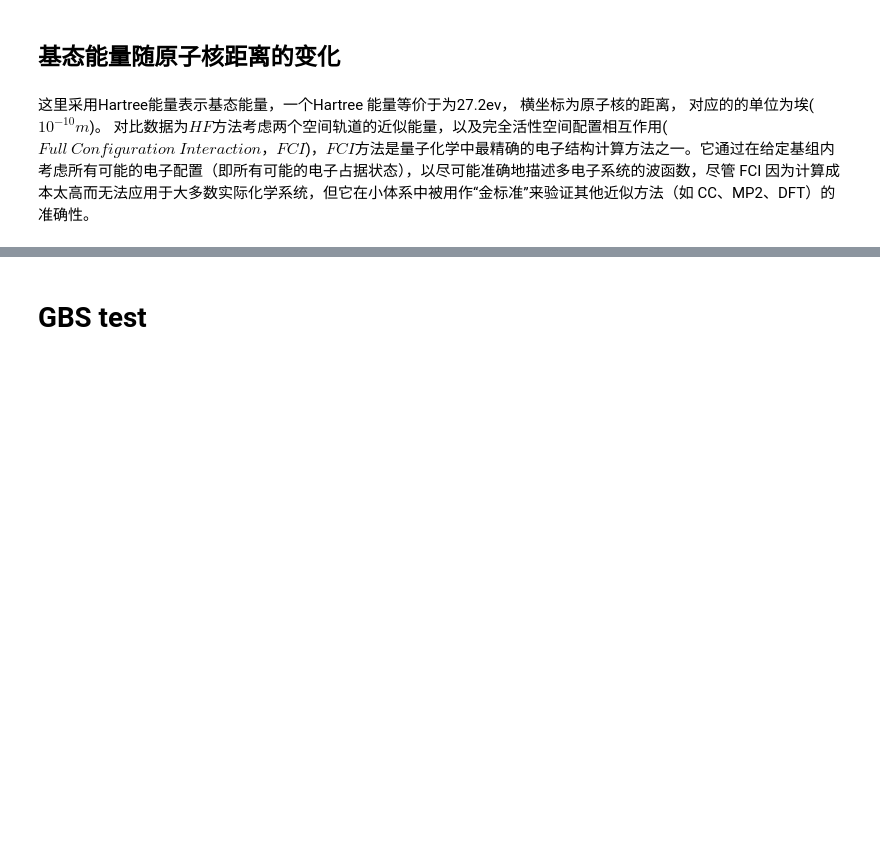
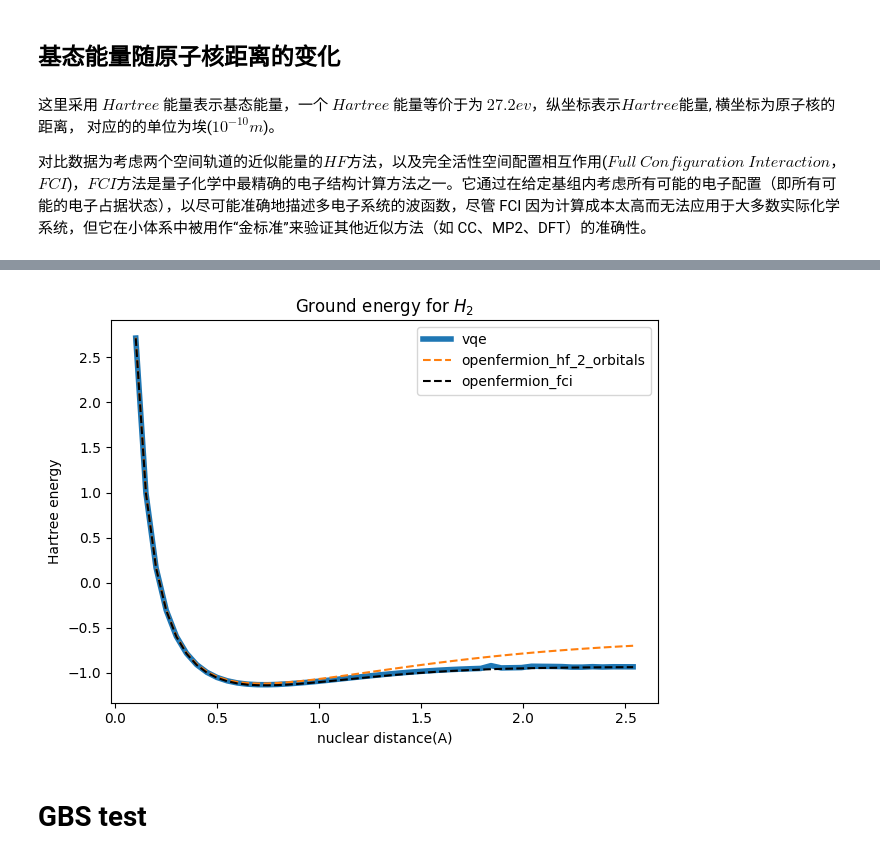
Before and after one commit to TuringQ/deepquantum, a Jupyter notebook: examples/gbs/ground_energy_for_H2/VQE_H2_ground_energy.ipynb, the cells around one changed output, grey strips where cells are left out. Cells and saved outputs as stored; diff of their text form; code cells hidden in the pictures; blank space fills up the shorter version.

```diff
--- a/examples/gbs/ground_energy_for_H2/VQE_H2_ground_energy.ipynb
+++ b/examples/gbs/ground_energy_for_H2/VQE_H2_ground_energy.ipynb
@@ -197,12 +323,3 @@ import matplotlib.pyplot as plt
 
 from scipy import io
 import torch
-# %%
-nmode = 2
-cir = dq.QumodeCircuit(nmode=nmode, init_state=[1,1], cutoff=3, backend='fock', basis=True)
-cir.ps([0], inputs=[0])
-cir.ps([1])
-cir.bs([0,1])
-cir.ps([0])
-cir.ps([1])
-cir.draw()
@@ -301,18 +415,20 @@ for idx in range(50):
 # %% [markdown]
 ## 基态能量随原子核距离的变化
 # %% [markdown]
-这里采用Hartree能量表示基态能量，一个Hartree 能量等价于为27.2ev， 横坐标为原子核的距离， 对应的的单位为埃($10^{-10}m$)。
-对比数据为$HF$方法考虑两个空间轨道的近似能量，以及完全活性空间配置相互作用($Full \ Configuration \ Interaction$，$FCI$)，$FCI$方法是量子化学中最精确的电子结构计算方法之一。它通过在给定基组内考虑所有可能的电子配置（即所有可能的电子占据状态），以尽可能准确地描述多电子系统的波函数，尽管 FCI 因为计算成本太高而无法应用于大多数实际化学系统，但它在小体系中被用作“金标准”来验证其他近似方法（如 CC、MP2、DFT）的准确性。
+这里采用 $Hartree$ 能量表示基态能量，一个 $Hartree$ 能量等价于为 $27.2ev$，纵坐标表示$Hartree$能量, 横坐标为原子核的距离， 对应的的单位为埃($10^{-10}m$)。
+
+对比数据为考虑两个空间轨道的近似能量的$HF$方法，以及完全活性空间配置相互作用($Full \ Configuration \ Interaction$，$FCI$)，$FCI$方法是量子化学中最精确的电子结构计算方法之一。它通过在给定基组内考虑所有可能的电子配置（即所有可能的电子占据状态），以尽可能准确地描述多电子系统的波函数，尽管 FCI 因为计算成本太高而无法应用于大多数实际化学系统，但它在小体系中被用作“金标准”来验证其他近似方法（如 CC、MP2、DFT）的准确性。
 # %%
+R_values = R_values[0:50]
 hartree_dis = R_values/0.529177 # using Bohr radius
 openfermion_h2 = np.load('openfermion_h2_v3.npy')
 openfermion_h2_fci = np.load('openfermion_h2_fci.npy')
-%matplotlib notebook
+# %matplotlib notebook
 fig =  plt.figure()
 nuclear_v = 1/hartree_dis
 plt.plot(R_values, torch.stack(loss_).mT[0].detach().numpy() + nuclear_v,lw=4, label='vqe')
-plt.plot(R_values, openfermion_h2, ls='--', label='openfermion_hf_2_orbitals')
-plt.plot(R_values, openfermion_h2_fci, ls='--', label='openfermion_fci', color='black')
+plt.plot(R_values, openfermion_h2[0:50], ls='--', label='openfermion_hf_2_orbitals')
+plt.plot(R_values, openfermion_h2_fci[0:50], ls='--', label='openfermion_fci', color='black')
 plt.ylabel('Hartree energy')
 plt.xlabel('nuclear distance(A)')
 plt.title('Ground energy for $H_2$')
@@ -324,3 +438,4 @@ plt.tight_layout()
+[figure, added]
 # %% [markdown]
 # GBS test
 # %%
```
Also changed, not shown: parts of 11 cells of this notebook, 2 other files.
